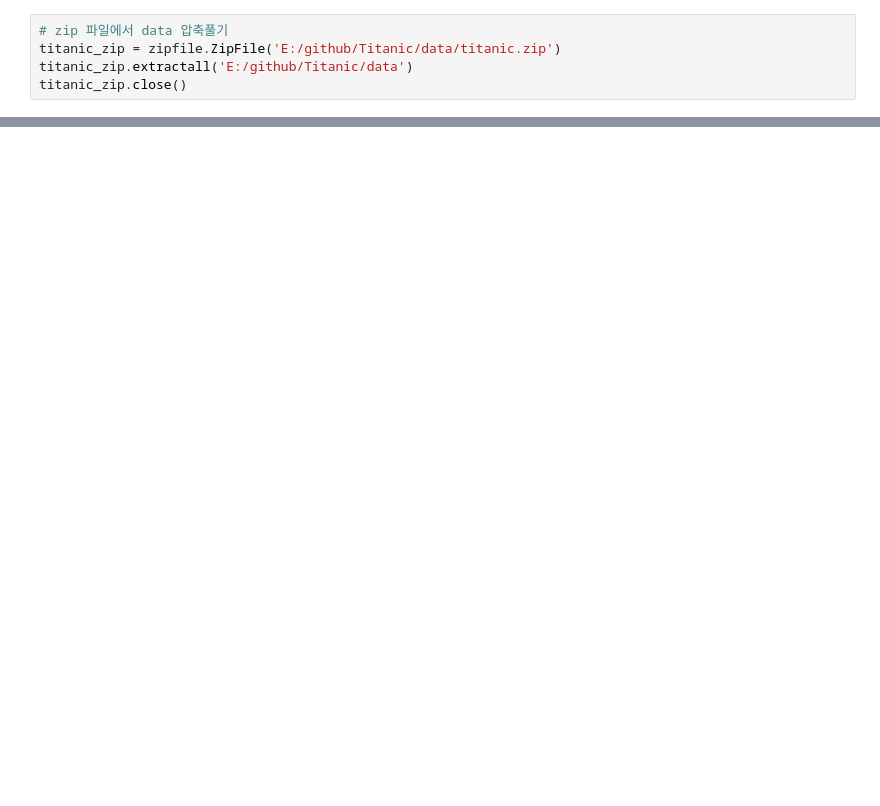
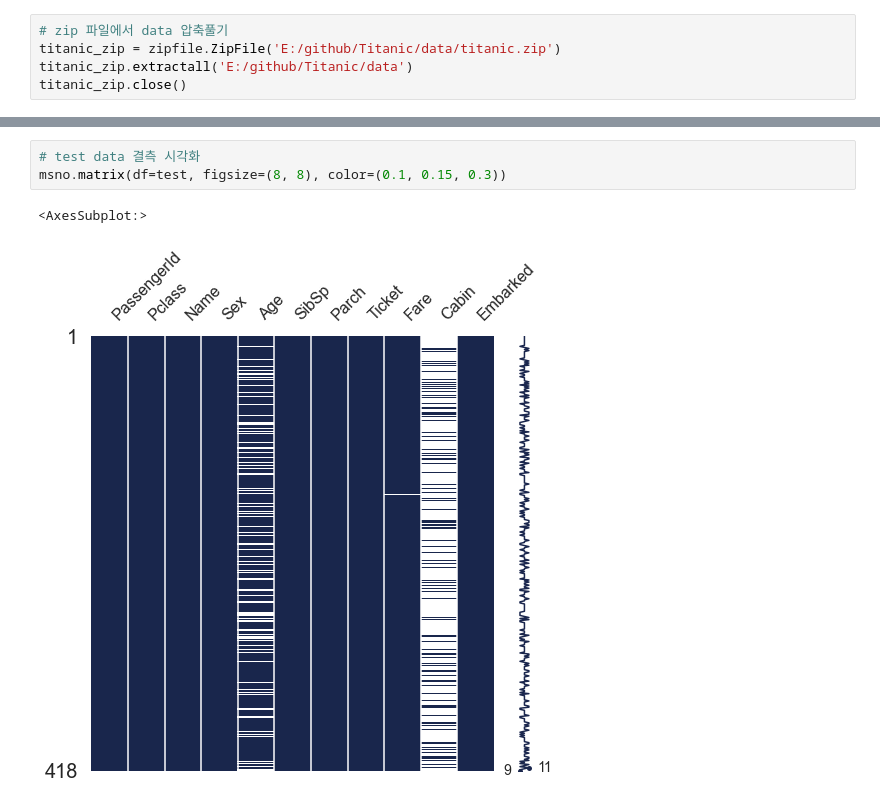
Before and after one commit to Jay-Jun123/Kaggle, a Jupyter notebook: copycode.ipynb, the cells around one changed output, grey strips where cells are left out. Cells and saved outputs as stored; diff of their text form; blank space fills up the shorter version.

```diff
--- a/copycode.ipynb
+++ b/copycode.ipynb
@@ -44,0 +189,6 @@ with zipfile.ZipFile(path_to_zip_file, 'r') as zip_ref:
+# %%
+# test data 결측 시각화
+msno.matrix(df=test, figsize=(8, 8), color=(0.1, 0.15, 0.3))
+# %% [output]
+<AxesSubplot:>
+[figure, added]
```
Also changed, not shown: parts of 24 cells of this notebook.
